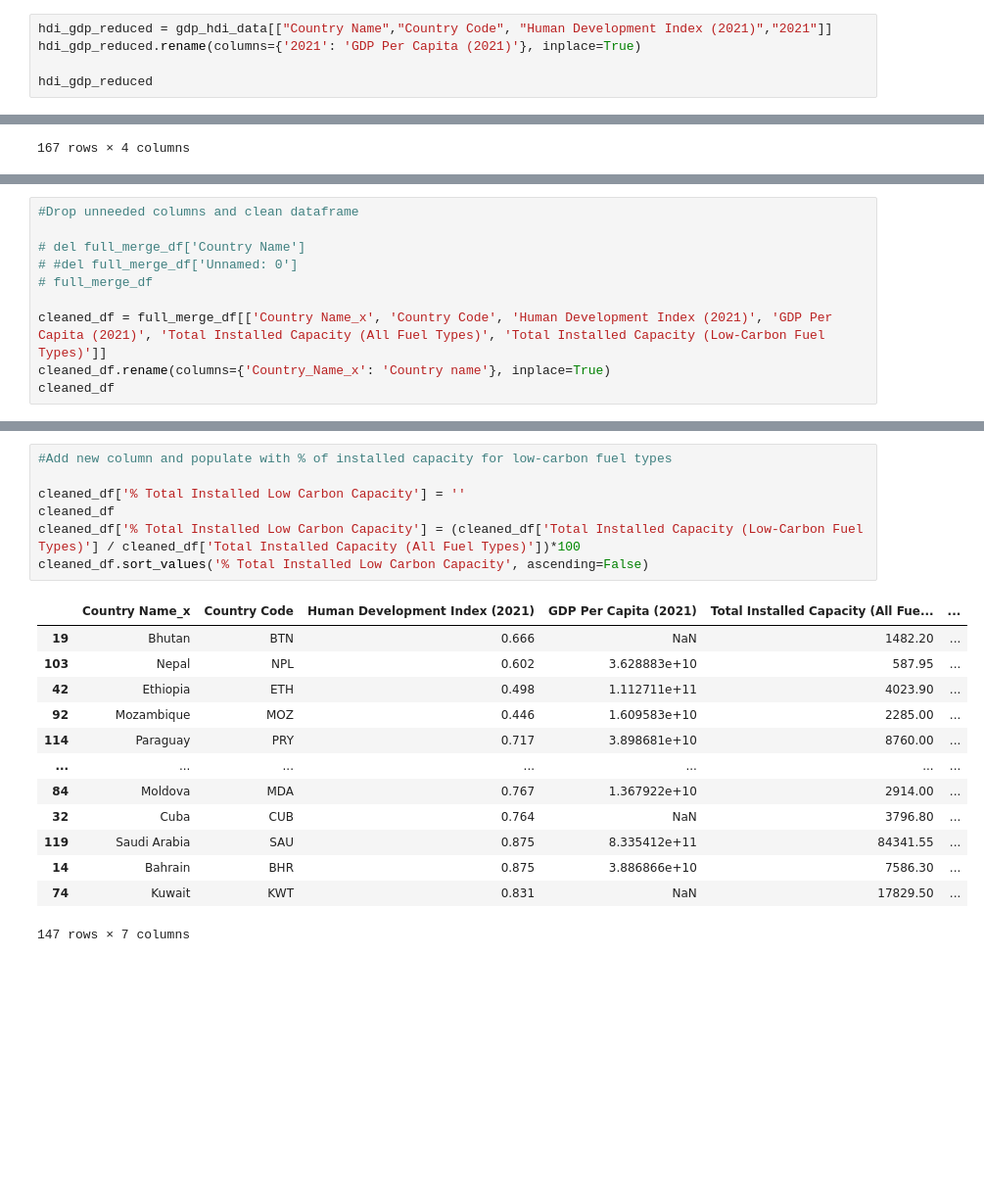
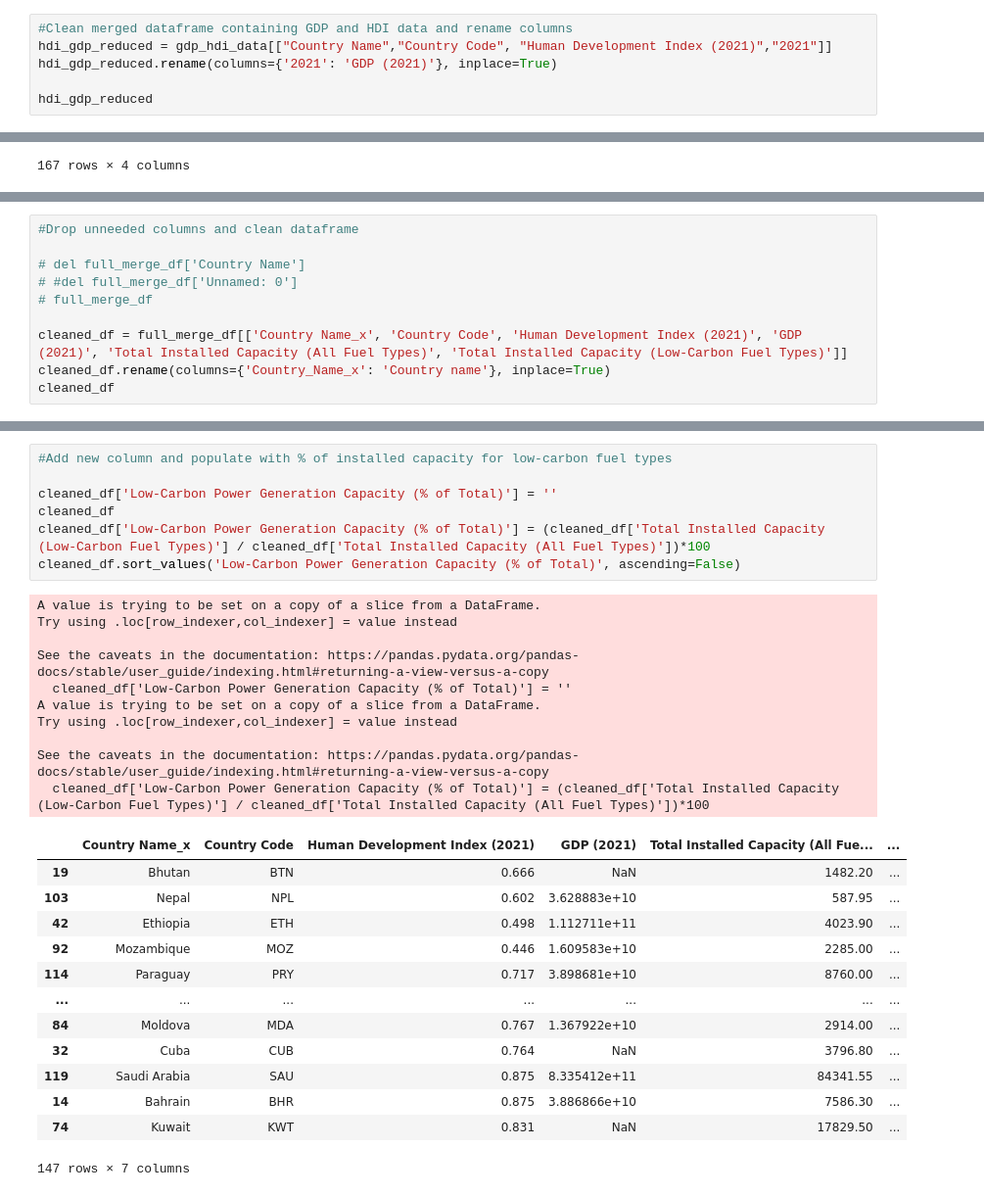
Before and after one commit to snavarroroby/Project-1-g3, a Jupyter notebook: Regression_analysis.ipynb, the cells around one changed output, grey strips where cells are left out. Shown: that part at 98% size. Cells and saved outputs as stored; diff of their text form; blank space fills up the shorter version.

```diff
--- a/Regression_analysis.ipynb
+++ b/Regression_analysis.ipynb
@@ -58,8 +57,9 @@ gdp_hdi_data
 | 194 | Zimbabwe | ZWE | GDP (current US$) | NY.GDP.MKTP.CD | 1.052990e+09 | 1.096647e+09 | 1.117602e+09 | 1.159512e+09 | ... |
 195 rows × 947 columns
 # %%
+#Clean merged dataframe containing GDP and HDI data and rename columns
 hdi_gdp_reduced = gdp_hdi_data[["Country Name","Country Code", "Human Development Index (2021)","2021"]]
-hdi_gdp_reduced.rename(columns={'2021': 'GDP Per Capita (2021)'}, inplace=True)
+hdi_gdp_reduced.rename(columns={'2021': 'GDP (2021)'}, inplace=True)
 
 hdi_gdp_reduced
 # %% [output]
@@ -158,7 +158,7 @@ full_merge_df
 # #del full_merge_df['Unnamed: 0']
 # full_merge_df
 
-cleaned_df = full_merge_df[['Country Name_x', 'Country Code', 'Human Development Index (2021)', 'GDP Per Capita (2021)', 'Total Installed Capacity (All Fuel Types)', 'Total Installed Capacity (Low-Carbon Fuel Types)']]
+cleaned_df = full_merge_df[['Country Name_x', 'Country Code', 'Human Development Index (2021)', 'GDP (2021)', 'Total Installed Capacity (All Fuel Types)', 'Total Installed Capacity (Low-Carbon Fuel Types)']]
 cleaned_df.rename(columns={'Country_Name_x': 'Country name'}, inplace=True)
 cleaned_df
 # %% [output]
@@ -182,12 +182,22 @@ See the caveats in the documentation: https://pandas.pydata.org/pandas-docs/stab
 # %%
 #Add new column and populate with % of installed capacity for low-carbon fuel types
 
-cleaned_df['% Total Installed Low Carbon Capacity'] = ''
+cleaned_df['Low-Carbon Power Generation Capacity (% of Total)'] = ''
 cleaned_df
-cleaned_df['% Total Installed Low Carbon Capacity'] = (cleaned_df['Total Installed Capacity (Low-Carbon Fuel Types)'] / cleaned_df['Total Installed Capacity (All Fuel Types)'])*100
-cleaned_df.sort_values('% Total Installed Low Carbon Capacity', ascending=False)
+cleaned_df['Low-Carbon Power Generation Capacity (% of Total)'] = (cleaned_df['Total Installed Capacity (Low-Carbon Fuel Types)'] / cleaned_df['Total Installed Capacity (All Fuel Types)'])*100
+cleaned_df.sort_values('Low-Carbon Power Generation Capacity (% of Total)', ascending=False)
 # %% [output]
+A value is trying to be set on a copy of a slice from a DataFrame.
+Try using .loc[row_indexer,col_indexer] = value instead
+
+See the caveats in the documentation: https://pandas.pydata.org/pandas-docs/stable/user_guide/indexing.html#returning-a-view-versus-a-copy
+  cleaned_df['Low-Carbon Power Generation Capacity (% of Total)'] = ''
+A value is trying to be set on a copy of a slice from a DataFrame.
+Try using .loc[row_indexer,col_indexer] = value instead
+
+See the caveats in the documentation: https://pandas.pydata.org/pandas-docs/stable/user_guide/indexing.html#returning-a-view-versus-a-copy
+  cleaned_df['Low-Carbon Power Generation Capacity (% of Total)'] = (cleaned_df['Total Installed Capacity (Low-Carbon Fuel Types)'] / cleaned_df['Total Installed Capacity (All Fuel Types)'])*100
-|  | Country Name_x | Country Code | Human Development Index (2021) | GDP Per Capita (2021) | Total Installed Capacity (All Fue... | ... |
+|  | Country Name_x | Country Code | Human Development Index (2021) | GDP (2021) | Total Installed Capacity (All Fue... | ... |
 | 19 | Bhutan | BTN | 0.666 | NaN | 1482.20 | ... |
 | 103 | Nepal | NPL | 0.602 | 3.628883e+10 | 587.95 | ... |
 | 42 | Ethiopia | ETH | 0.498 | 1.112711e+11 | 4023.90 | ... |
@@ -199,7 +209,7 @@ cleaned_df.sort_values('% Total Installed Low Carbon Capacity', ascending=False)
 | 119 | Saudi Arabia | SAU | 0.875 | 8.335412e+11 | 84341.55 | ... |
 | 14 | Bahrain | BHR | 0.875 | 3.886866e+10 | 7586.30 | ... |
 | 74 | Kuwait | KWT | 0.831 | NaN | 17829.50 | ... |
-147 rows × 7 columns
+147 rows × 7 columns
 # %%
 #Merge regions from dataframe containing each country's region
 
```
Also changed, not shown: parts of 13 cells of this notebook, 6 other files.
